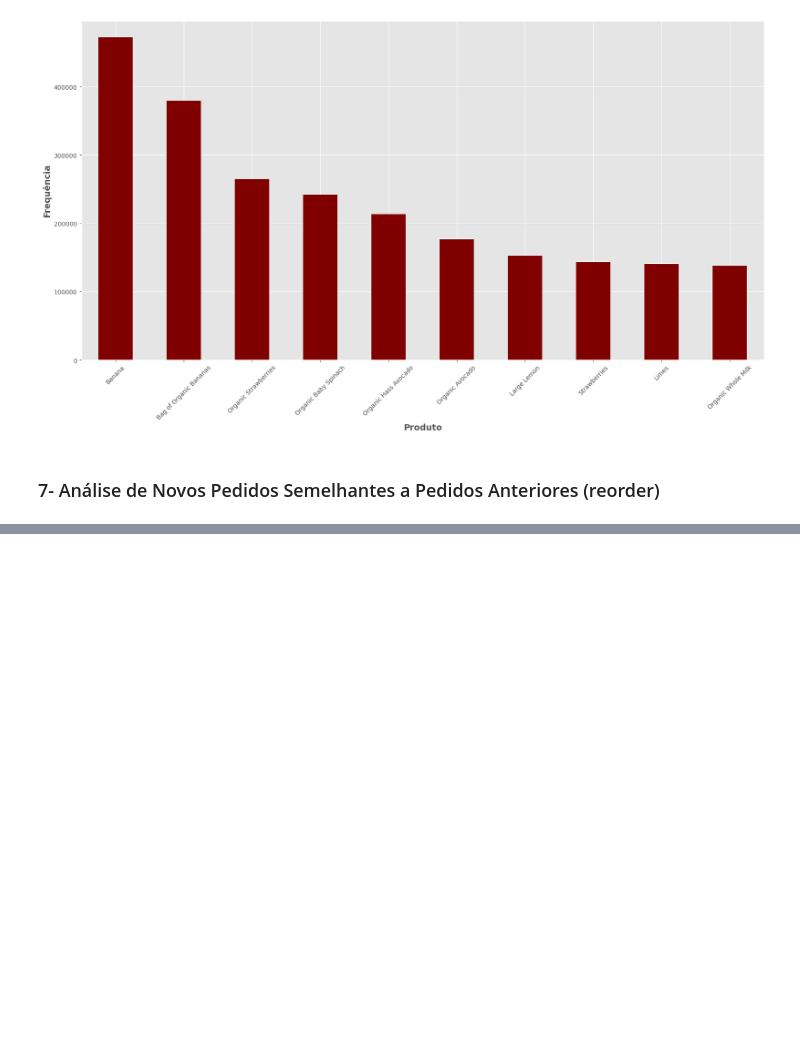
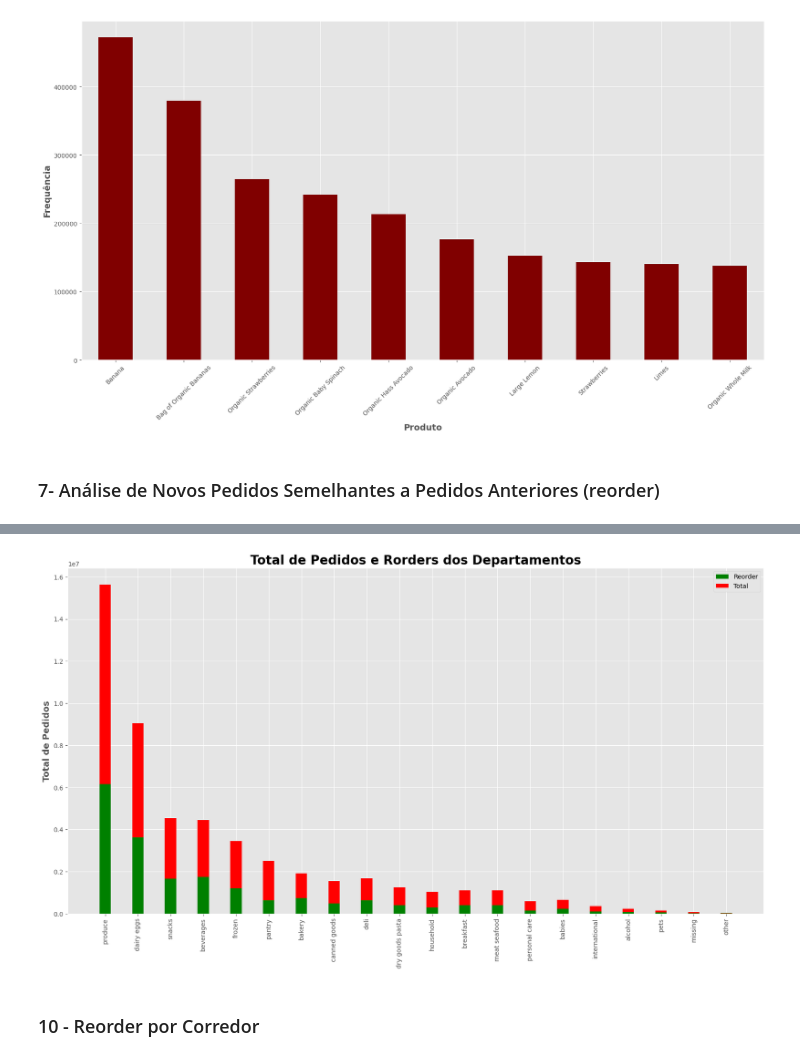
Before and after one commit to raulrosapacheco/Analise-Instacart-CestaDeMercado, a Jupyter notebook: Analise_Instacart_CestaDeMercado.ipynb, the cells around one changed output, grey strips where cells are left out. Cells and saved outputs as stored; diff of their text form; code cells hidden in the pictures; blank space fills up the shorter version.

```diff
--- a/Analise_Instacart_CestaDeMercado.ipynb
+++ b/Analise_Instacart_CestaDeMercado.ipynb
@@ -357,0 +392,4 @@ ax.bar(labels, reorder, width, label = 'Reorder', color = 'green')
+# %%
+temp_df = order_product_prior.groupby('department')['reordered'].agg(['count', 'sum']).rename(columns = {'count': 'total', 'sum': 'reorders'})
+temp_df = temp_df.sort_values('total', ascending = False).reset_index()
+temp_df.head()
@@ -357,0 +403,18 @@ ax.bar(labels, reorder, width, label = 'Reorder', color = 'green')
+# %%
+labels = list(temp_df.department[0:20])
+reorder = list(temp_df.reorders[0:20])
+total = list(temp_df.total[0:20])
+# %%
+width = 0.35
+fig, ax = plt.subplots(figsize = (20,10))
+ax.bar(labels, reorder, width, label = 'Reorder', color = 'green')
+ax.bar(labels, total, width, bottom = reorder, label = 'Total', color = 'red')
+ax.set_ylabel('Total de Pedidos', fontsize = 14, fontweight = 'bold')
+ax.legend()
+ax.set_title("Total de Pedidos e Rorders dos Departamentos", fontsize = 20, fontweight = 'bold')
+plt.xticks(rotation = 90)
+plt.show()
+# %% [output]
+[figure, added]
+# %% [markdown]
+### 10 - Reorder por Corredor
```
Also changed, not shown: parts of 14 cells of this notebook.
